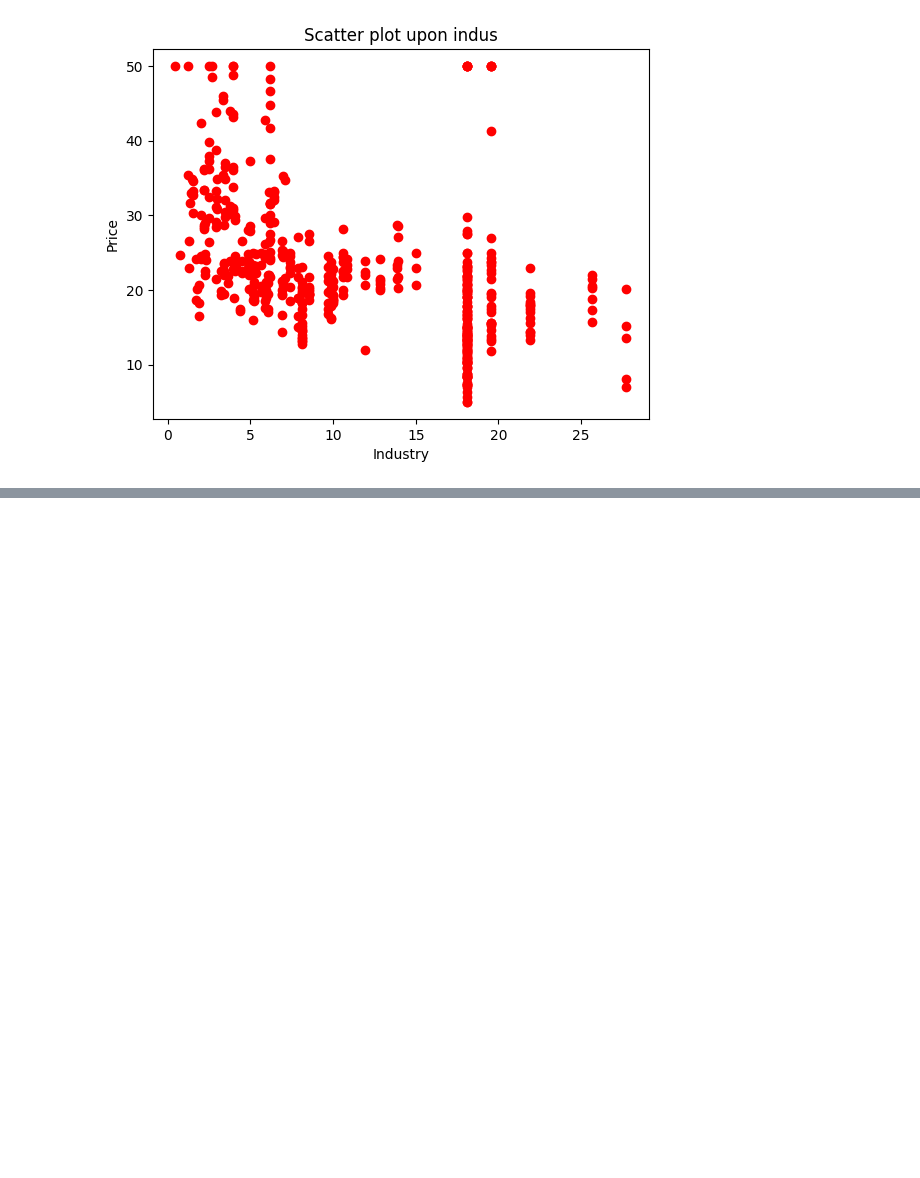
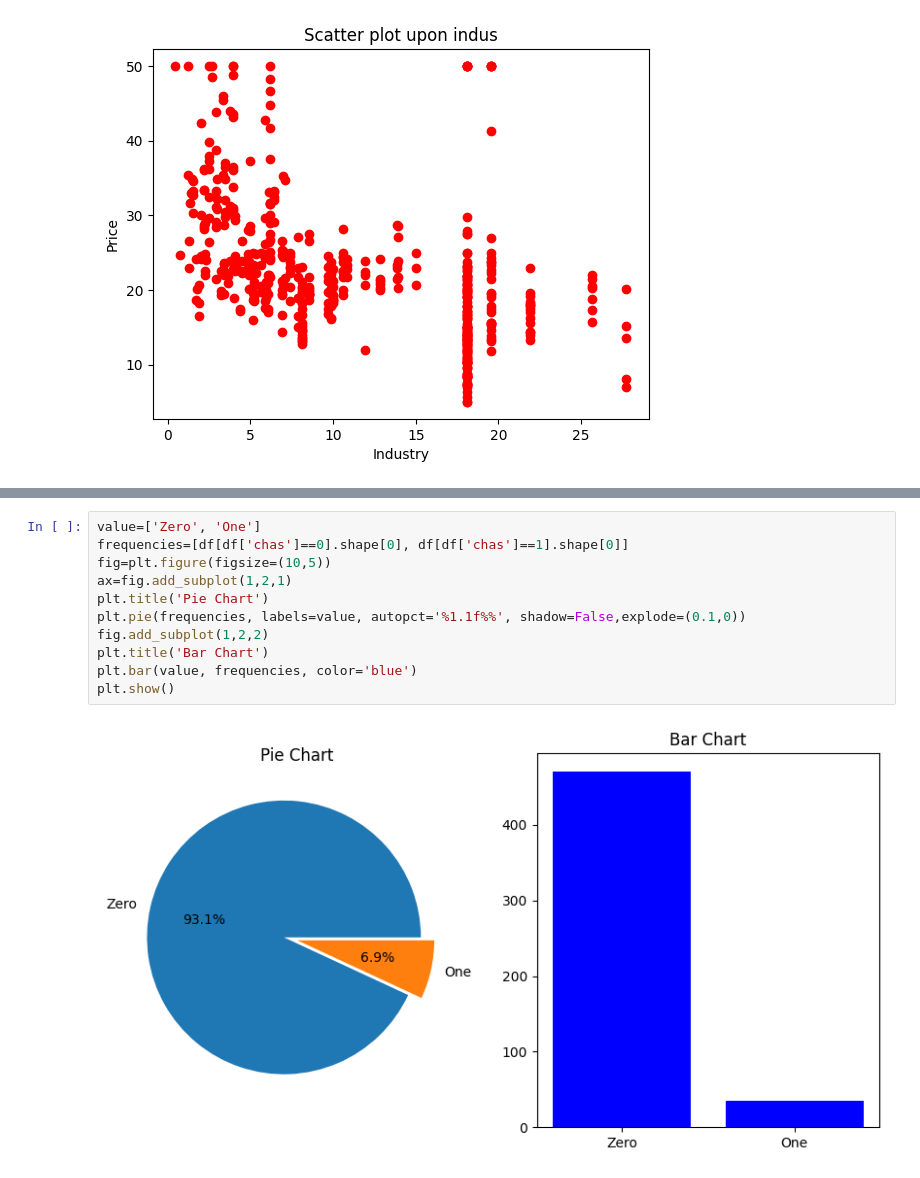
Before and after one commit to Pratyusha-Mukherjee/FSP-MachineLearning, a Jupyter notebook: day3/multiple_linear_regression.ipynb, the cells around one changed output, grey strips where cells are left out. Cells and saved outputs as stored; diff of their text form; blank space fills up the shorter version.

```diff
--- a/day3/multiple_linear_regression.ipynb
+++ b/day3/multiple_linear_regression.ipynb
@@ -143,0 +151,13 @@ plt.show()
+# %%
+value=['Zero', 'One']
+frequencies=[df[df['chas']==0].shape[0], df[df['chas']==1].shape[0]]
+fig=plt.figure(figsize=(10,5))
+ax=fig.add_subplot(1,2,1)
+plt.title('Pie Chart')
+plt.pie(frequencies, labels=value, autopct='%1.1f%%', shadow=False,explode=(0.1,0))
+fig.add_subplot(1,2,2)
+plt.title('Bar Chart')
+plt.bar(value, frequencies, color='blue')
+plt.show()
+# %% [output]
+[figure, added]
```
Also changed, not shown: parts of 1 cell of this notebook.
